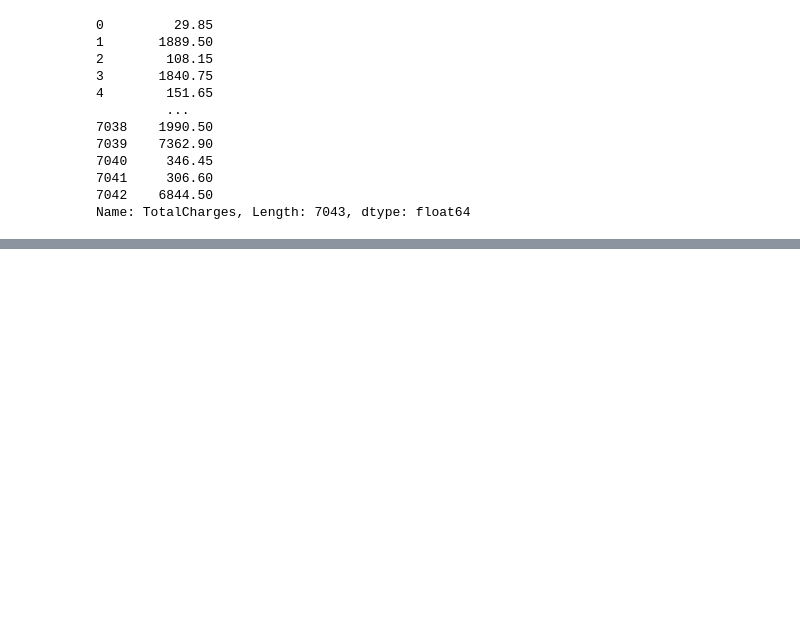
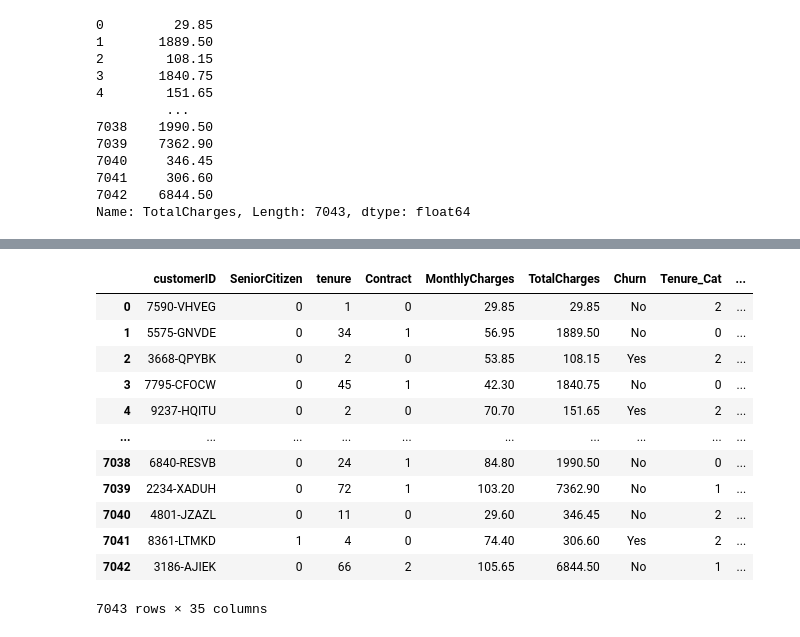
Before and after one commit to Dulina77/Churn_prediction_telco, a Jupyter notebook: Churn.ipynb, the cells around one changed output, grey strips where cells are left out. Saved outputs shown, nothing was run; the diff lists cells and outputs as text; code cells hidden in the pictures; blank space fills up the shorter version.

```diff
--- a/Churn.ipynb
+++ b/Churn.ipynb
@@ -339,0 +461,7 @@ Name: TotalCharges, Length: 7043, dtype: float64
+# %%
+ordinal_cols = ['Contract', 'Tenure_Cat']
+nominal_cols = ['gender','Partner','Dependents','PhoneService','MultipleLines','InternetService','OnlineSecurity','OnlineBackup','DeviceProtection','TechSupport','StreamingTV','StreamingMovies','PaperlessBilling','PaymentMethod']
+# %%
+for col in ordinal_cols:
+    df[col] = Le.fit_transform(df[col])
+df
@@ -339,0 +482,17 @@ Name: TotalCharges, Length: 7043, dtype: float64
+# %%
+df = pd.get_dummies(df, columns=nominal_cols, drop_first=True)
+df
+# %% [output]
+|  | customerID | SeniorCitizen | tenure | Contract | MonthlyCharges | TotalCharges | Churn | Tenure_Cat | ... |
+| 0 | 7590-VHVEG | 0 | 1 | 0 | 29.85 | 29.85 | No | 2 | ... |
+| 1 | 5575-GNVDE | 0 | 34 | 1 | 56.95 | 1889.50 | No | 0 | ... |
+| 2 | 3668-QPYBK | 0 | 2 | 0 | 53.85 | 108.15 | Yes | 2 | ... |
+| 3 | 7795-CFOCW | 0 | 45 | 1 | 42.30 | 1840.75 | No | 0 | ... |
+| 4 | 9237-HQITU | 0 | 2 | 0 | 70.70 | 151.65 | Yes | 2 | ... |
+| ... | ... | ... | ... | ... | ... | ... | ... | ... | ... |
+| 7038 | 6840-RESVB | 0 | 24 | 1 | 84.80 | 1990.50 | No | 0 | ... |
+| 7039 | 2234-XADUH | 0 | 72 | 1 | 103.20 | 7362.90 | No | 1 | ... |
+| 7040 | 4801-JZAZL | 0 | 11 | 0 | 29.60 | 346.45 | No | 2 | ... |
+| 7041 | 8361-LTMKD | 1 | 4 | 0 | 74.40 | 306.60 | Yes | 2 | ... |
+| 7042 | 3186-AJIEK | 0 | 66 | 2 | 105.65 | 6844.50 | No | 1 | ... |
+7043 rows × 35 columns
```
Also changed, not shown: parts of 22 cells of this notebook.
